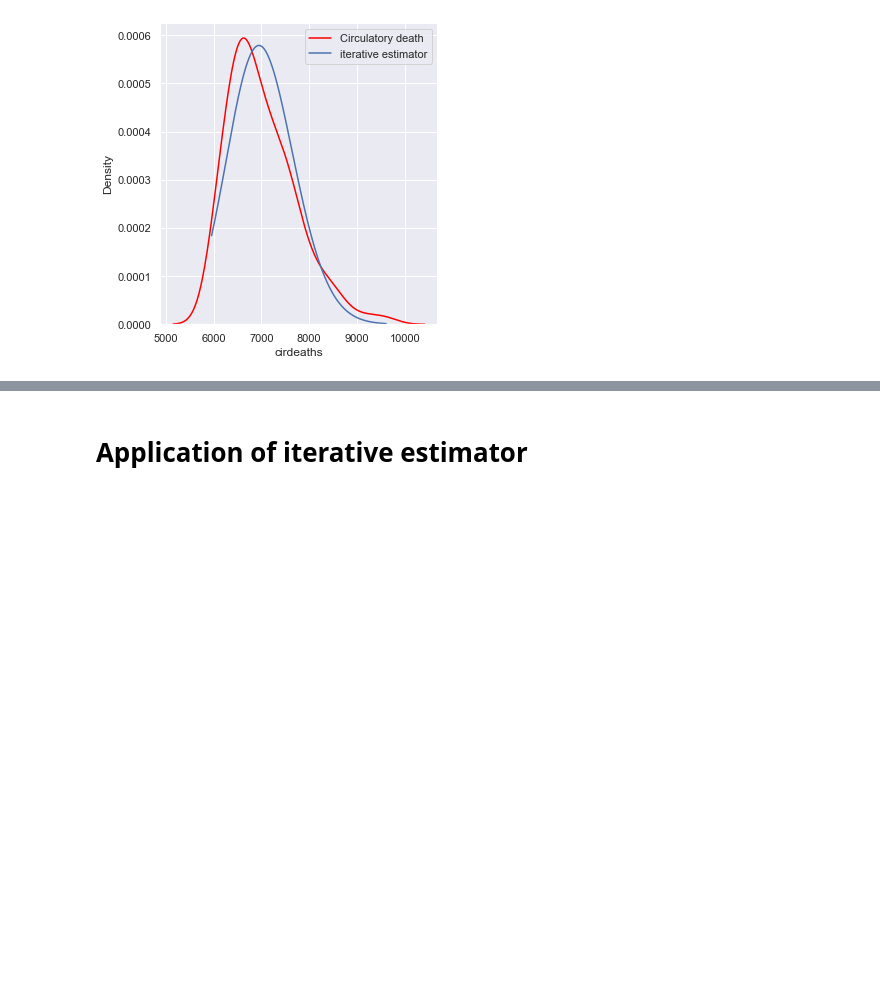
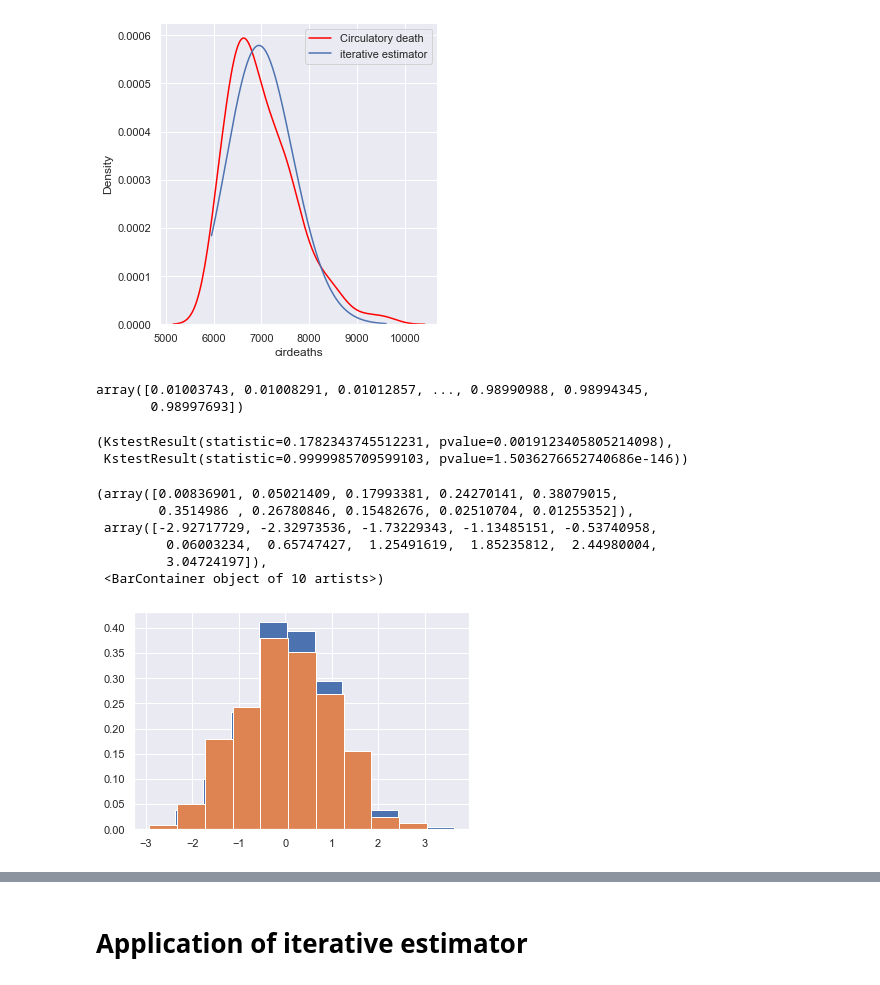
Before and after one commit to arnaud39/us_studies, a Jupyter notebook: plots.ipynb, the cells around one changed output, grey strips where cells are left out. Saved outputs shown, nothing was run; the diff lists cells and outputs as text; code cells hidden in the pictures; blank space fills up the shorter version.

Commit message:
prior and psot regression

```diff
--- a/plots.ipynb
+++ b/plots.ipynb
@@ -284,3 +274,35 @@ plt.legend()
 # %% [output]
 <matplotlib.legend.Legend at 0x...>
 [figure]
+# %%
+nbinom.cdf(x, n_, p_)
+# %% [output]
+array([0.01003743, 0.01008291, 0.01012857, ..., 0.98990988, 0.98994345,
+       0.98997693])
+# %%
+from scipy.stats import kstest
+
+#nbinom.qr(0.01, n_, p_)
+
+
+x = np.arange(nbinom.ppf(0.01, n_, p_), nbinom.ppf(0.99, n_, p_))
+
+
+
+kstest(x_["prior"], lambda x: nbinom.cdf(x, n_, p_)),kstest(x_["post"], lambda x: nbinom.pmf(x, n_, p_))
+# %% [output]
+(KstestResult(statistic=0.1782343745512231, pvalue=0.0019123405805214098),
+ KstestResult(statistic=0.9999985709599103, pvalue=1.5036276652740686e-146))
+# %%
+y_plot = np.linspace(-4,4,100)
+plt.hist(y, density=True)
+plt.hist(norm.rvs(size=400), density=True)
+#plt.plot(y_plot, norm.pdf(y_plot))
+# %% [output]
+(array([0.00836901, 0.05021409, 0.17993381, 0.24270141, 0.38079015,
+        0.3514986 , 0.26780846, 0.15482676, 0.02510704, 0.01255352]),
+ array([-2.92717729, -2.32973536, -1.73229343, -1.13485151, -0.53740958,
+         0.06003234,  0.65747427,  1.25491619,  1.85235812,  2.44980004,
+         3.04724197]),
+ <BarContainer object of 10 artists>)
+[figure, added]
```
Also changed, not shown: parts of 8 cells of this notebook.
